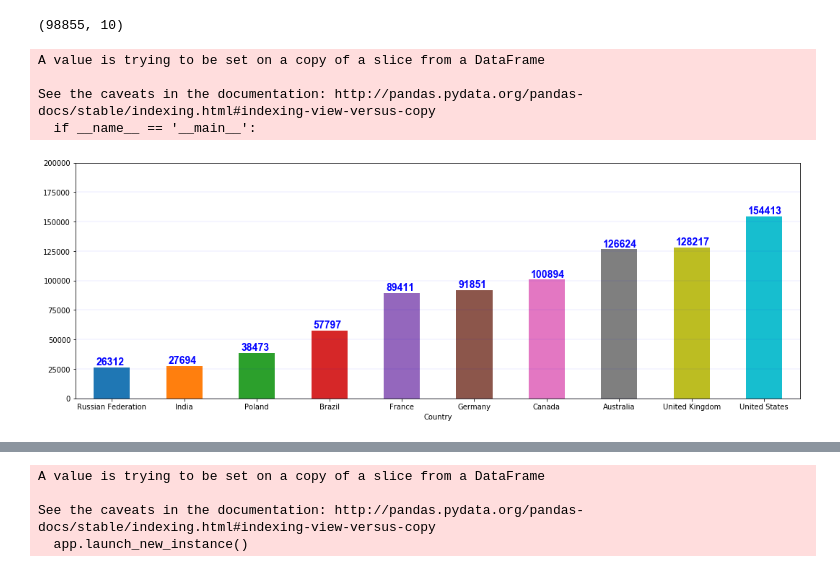
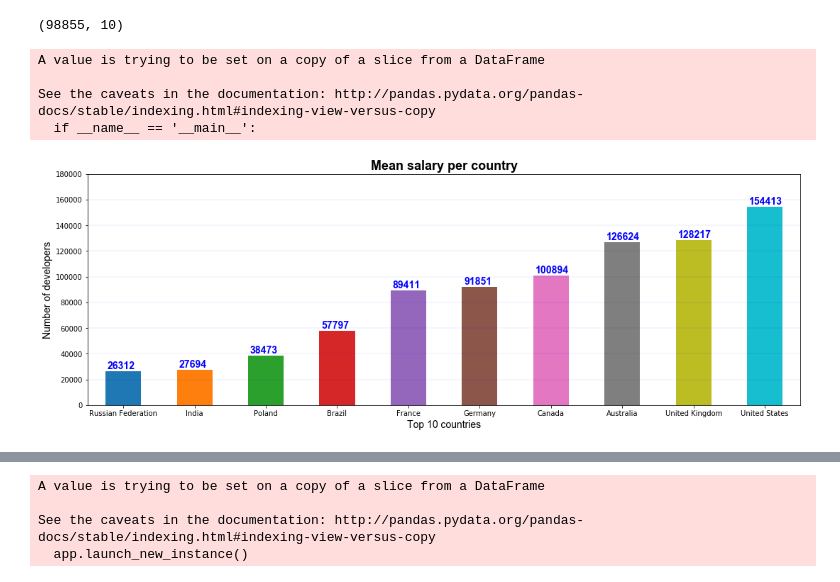
Before and after one commit to MadhukaraBS/python-challenge, a Jupyter notebook: Project-1/TechAnalysis.ipynb, the cells around one changed output, grey strips where cells are left out. Drawn from its saved outputs; the diff is of its cells as text; code cells hidden in the pictures.

```diff
--- a/Project-1/TechAnalysis.ipynb
+++ b/Project-1/TechAnalysis.ipynb
@@ -41,8 +41,8 @@ plt.show()
 # %% [output]
 [figure]
 # %%
-top_countries_df = df['Country'].value_counts().nlargest(10)
-x_axis = top_countries_df.index.tolist()
+top_countries_ser = df['Country'].value_counts().nlargest(10)
+x_axis = top_countries_ser.index.tolist()
 top_countries = x_axis
 y_axis = top_countries_df.tolist()
 fig, ax = plt.subplots(nrows=1, ncols=1,figsize=(17,3))
@@ -192,19 +202,22 @@ sal_df = sel_df_c[['Country', 'ConvertedSalary']]
 # %%
 sal_df.dropna(subset=['ConvertedSalary'], inplace=True)
 mean_sal = sal_df.groupby('Country')['ConvertedSalary'].mean()
 mean_sal.sort_values(inplace=True)
 fig, ax = plt.subplots(1, 1, figsize=(18, 6))
-mean_sal.plot(kind='bar', ax=ax, rot=0, ylim=(0, 200000))
+mean_sal.plot(kind='bar', ax=ax, rot=0, ylim=(0, 180000))
 
 for p in ax.patches:
     ax.annotate('{:.0f}'.format(p.get_height()), (p.get_x() + 0.03, p.get_height()+ 2000),
                 color='b', fontsize=14, fontweight='bold', **font_name)
 ax.yaxis.grid(True, which='major', linewidth=0.4,
                   color='blue', linestyle='-', alpha=0.2)
+ax.set_xlabel('Top 10 countries', fontsize=14, **font_name)
+ax.set_ylabel('Number of developers', fontsize=14, **font_name)
+ax.set_title('Mean salary per country', fontsize=18, **font_name, fontweight='bold')
 plt.show()
 # %% [output]
 A value is trying to be set on a copy of a slice from a DataFrame
 
 See the caveats in the documentation: http://pandas.pydata.org/pandas-docs/stable/indexing.html#indexing-view-versus-copy
   if __name__ == '__main__':
-[figure, old version]
+[figure, new version]
```
Also changed, not shown: parts of 5 cells of this notebook.
